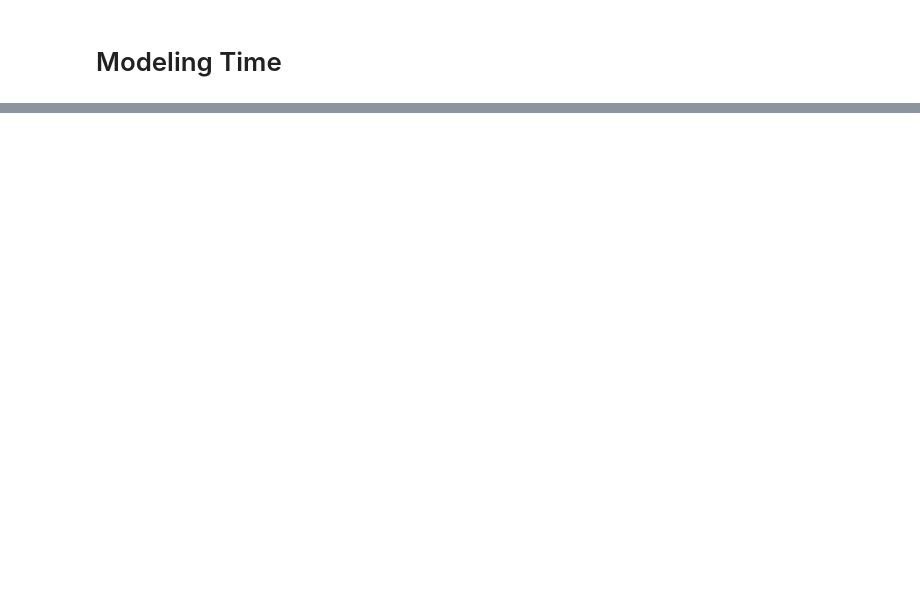
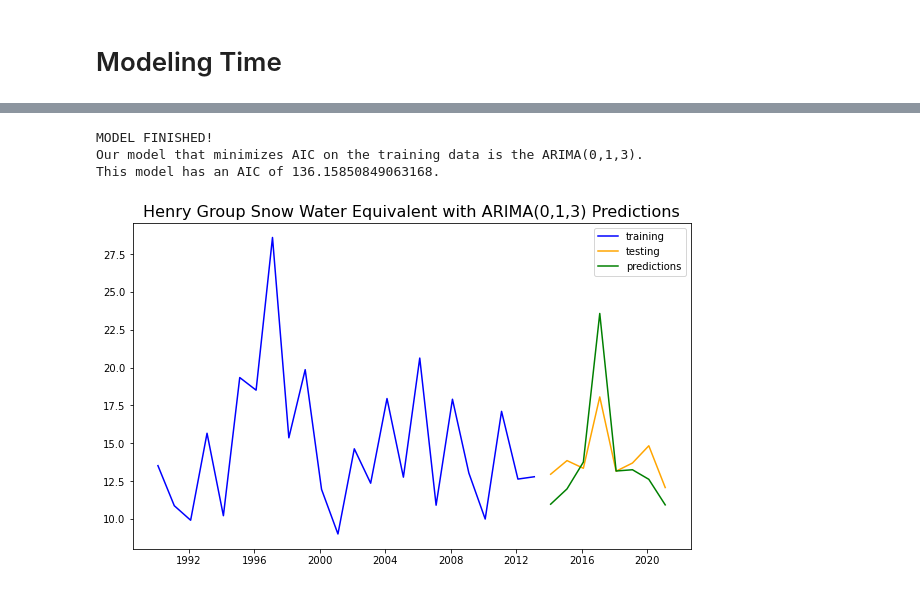
Before and after one commit to sehyeager/snotel_forecasting, a Jupyter notebook: sams_modeling_notebook.ipynb, the cells around one changed output, grey strips where cells are left out. Drawn from its saved outputs; the diff is of its cells as text; code cells hidden in the pictures; blank space fills up the shorter version.

```diff
--- a/sams_modeling_notebook.ipynb
+++ b/sams_modeling_notebook.ipynb
@@ -249,0 +239,65 @@ plt.show();
+# %%
+#code taken from ARIMA lesson, modified to include d as a parameter
+X = henry_group_df.drop(columns = 'wteq_amt')
+y = henry_group_df['wteq_amt']
+X_train, X_test, y_train, y_test = train_test_split(X, y, shuffle = False)
+# Starting AIC, p, d, and q.
+best_aic = 99 * (10 ** 16)
+best_p = 0
+best_q = 0
+best_d = 0
+
+# Use nested for loop to iterate over values of p and q.
+for p in range(5):
+    for d in range(5):
+        for q in range(5):
+
+            # Insert try and except statements.
+            try:
+
+                # Instantiate ARIMA model.
+                arima = ARIMA(endog=y_train, order=(p, d, q))
+
+
+                # Fit ARIMA model.
+                model = arima.fit()
+
+                # Is my current model's AIC better than our best_aic?
+                if model.aic < best_aic:
+
+                    # If so, let's overwrite best_aic, best_p, and best_q.
+                    best_aic = model.aic
+                    best_p = p
+                    best_d = d
+                    best_q = q
+
+
+            except:
+                pass
+print()
+print()
+print('MODEL FINISHED!')
+print(f'Our model that minimizes AIC on the training data is the ARIMA({best_p},{best_d},{best_q}).')
+print(f'This model has an AIC of {best_aic}.')
+model = ARIMA(endog = y_train, exog = X_train, order = (best_p, best_d, best_q))
+arima = model.fit()
+preds = arima.predict(start=y_test.index[0], end = y_test.index[-1], exog = X_test )
+plt.figure(figsize=(10,6))
+
+# Plot training data.
+plt.plot(y_train.index, pd.DataFrame(y_train), color = 'blue', label = 'training')
+
+# Plot testing data.
+plt.plot(y_test.index, pd.DataFrame(y_test), color = 'orange', label = 'testing')
+
+# Plot predicted test values.
+plt.plot(y_test.index, preds, color = 'green', label = 'predictions')
+
+plt.title(label = f'Henry Group Snow Water Equivalent with ARIMA({best_p},{best_d},{best_q}) Predictions', fontsize=16)
+plt.legend()
+plt.show();
+# %% [output]
+MODEL FINISHED!
+Our model that minimizes AIC on the training data is the ARIMA(0,1,3).
+This model has an AIC of 136.15850849063168.
+[figure, added]
```
Also changed, not shown: parts of 25 cells of this notebook, 9 other files.
